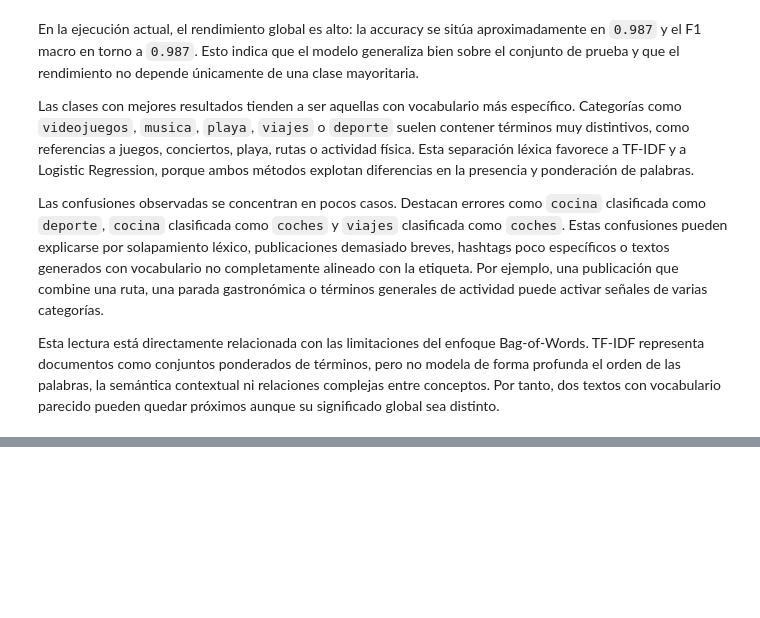
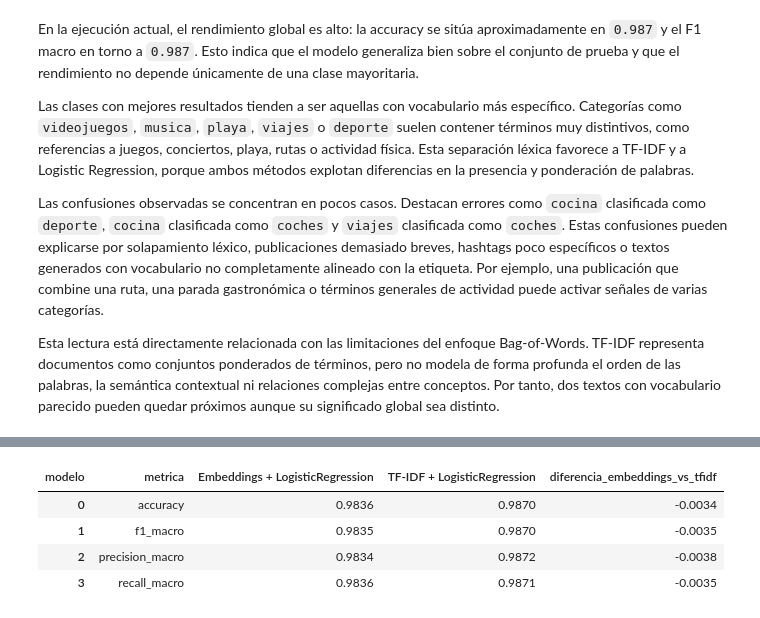
Before and after one commit to rafi412/Recomendacion-RRSS, a Jupyter notebook: 01_clasificacion_textual_supervisada.ipynb, the cells around one changed output, grey strips where cells are left out. Cells and saved outputs as stored; diff of their text form; code cells hidden in the pictures; blank space fills up the shorter version.

```diff
--- a/01_clasificacion_textual_supervisada.ipynb
+++ b/01_clasificacion_textual_supervisada.ipynb
@@ -585,0 +793,29 @@ Finalmente, este clasificador textual constituye una base sólida para una futur
+# %%
+metric_column_tfidf = next(col for col in metricas_globales.columns if col != "valor")
+metricas_tfidf = metricas_globales.rename(columns={metric_column_tfidf: "metrica"}).copy()
+metricas_tfidf["modelo"] = "TF-IDF + LogisticRegression"
+metricas_embeddings_comparacion = metricas_embeddings.copy()
+metricas_embeddings_comparacion["modelo"] = "Embeddings + LogisticRegression"
+
+comparacion_modelos = pd.concat(
+    [metricas_tfidf, metricas_embeddings_comparacion],
+    ignore_index=True,
+)
+comparacion_modelos = comparacion_modelos.pivot(
+    index="metrica",
+    columns="modelo",
+    values="valor",
+).reset_index()
+
+comparacion_modelos["diferencia_embeddings_vs_tfidf"] = (
+    comparacion_modelos["Embeddings + LogisticRegression"]
+    - comparacion_modelos["TF-IDF + LogisticRegression"]
+).round(4)
+
+display(comparacion_modelos)
+# %% [output]
+| modelo | metrica | Embeddings + LogisticRegression | TF-IDF + LogisticRegression | diferencia_embeddings_vs_tfidf |
+| 0 | accuracy | 0.9836 | 0.9870 | -0.0034 |
+| 1 | f1_macro | 0.9835 | 0.9870 | -0.0035 |
+| 2 | precision_macro | 0.9834 | 0.9872 | -0.0038 |
+| 3 | recall_macro | 0.9836 | 0.9871 | -0.0035 |
```
Also changed, not shown: parts of 34 cells of this notebook, 7 other files.
